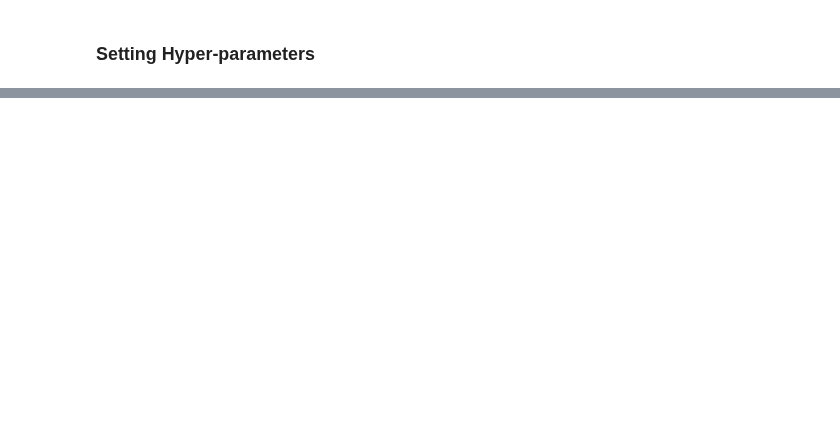
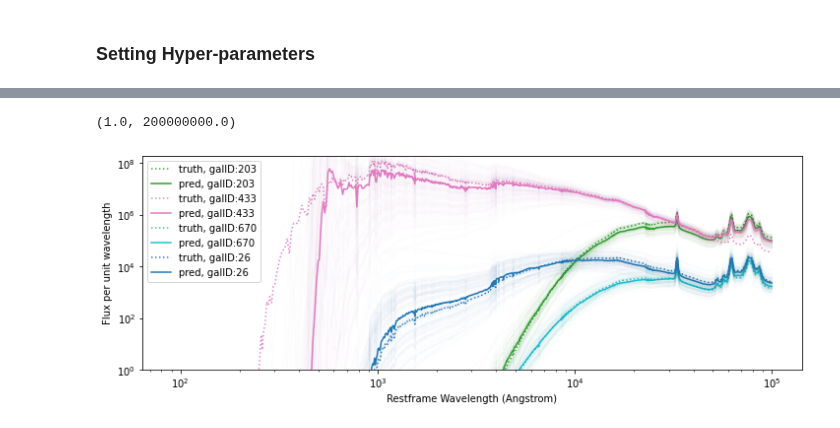
Before and after one commit to patricialarsen/emulator_utils, a Jupyter notebook: notebooks/spectral_net.ipynb, the cells around one changed output, grey strips where cells are left out. Saved outputs shown, nothing was run; the diff lists cells and outputs as text; code cells hidden in the pictures; blank space fills up the shorter version.

```diff
--- a/notebooks/spectral_net.ipynb
+++ b/notebooks/spectral_net.ipynb
@@ -129,9 +145,9 @@ param_train_unscaled = unscale(param_train, scaler)
 param_test_unscaled = unscale(param_test, scaler)
 
 # pcolor = prob_color(param_test_unscaled) ## wrong SFH
-mean_color = mag_forward(param_test_unscaled) ## wrong SFH
+# mean_color = mag_forward(param_test_unscaled) ## wrong SFH
 
 # pcolor_all = prob_color_all(param_test_unscaled)
-pcolor_all = mcdrop_pred(param_test_unscaled, mlp, scaler, scaler_y)
+pcolor_all, _, _ = mcdrop_pred(param_test_unscaled, mlp, scaler, scaler_y)
 # %%
 plt.figure(figsize = (12, 4))
@@ -141,33 +160,37 @@ plt.ylim(1e0, 1e8)
 # %%
 plt.figure(figsize = (12, 4))
 # color_arr = ['blue', 'red', 'green']
 # indx = -1
 
-galID_arr =  [33, 43, 20]
+galID_arr =  [203, 433, 670, 26]
 colorparams = galID_arr
-colormap = cm.viridis
+colormap = cm.tab10
 normalize = mcolors.Normalize(vmin=np.min(colorparams), vmax=np.max(colorparams))
 
 
 
 
 for galID in galID_arr:
 
     color = colormap(normalize(galID))
 
-    plt.plot(unscale(mag_test, scaler_y)[galID], linestyle='dotted', color = color, label='truth, galID:%d'%galID, alpha=0.9)
+    plt.plot(wave, unscale(mag_test, scaler_y)[galID], linestyle='dotted', color = color, label='truth, galID:%d'%galID, alpha=0.9)
 
-    plt.plot(pcolor_all[:, galID, :].T,  color = color, alpha=0.01)
-    plt.plot( np.median(pcolor_all[:, galID, :].T, axis=1),  color = color, alpha=1, label='pred, galID:%d'%galID);
+    plt.plot(wave, pcolor_all[:, galID, :].T,  color = color, alpha=0.01)
+    plt.plot(wave, np.median(pcolor_all[:, galID, :].T, axis=1),  color = color, alpha=1, label='pred, galID:%d'%galID);
 
 
 plt.ylabel('Flux per unit wavelength')
 plt.xlabel(' Restframe Wavelength (Angstrom) ')
 
+plt.xscale('log')
 plt.yscale('log')
 plt.legend()
-plt.ylim(1e0, 2e7)
+plt.ylim(1e0, 2e8)
 # plt.xlim(50, 1700)
+# %% [output]
+(1.0, 200000000.0)
+[figure, added]
 # %%
 #### redshift variation
 
```
Also changed, not shown: parts of 18 cells of this notebook, 4 other files.
